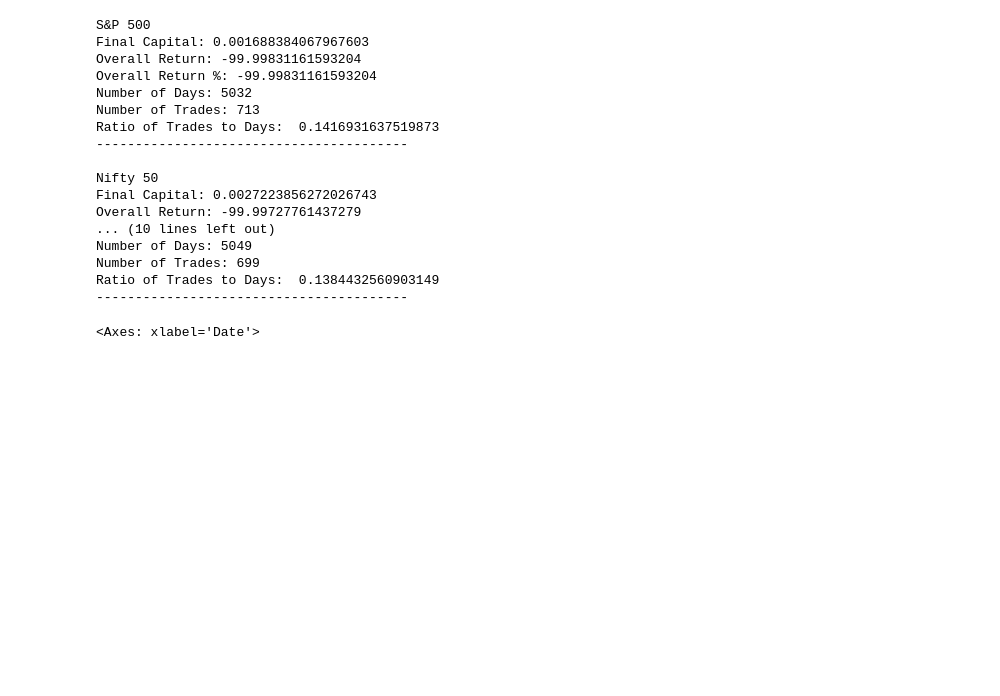
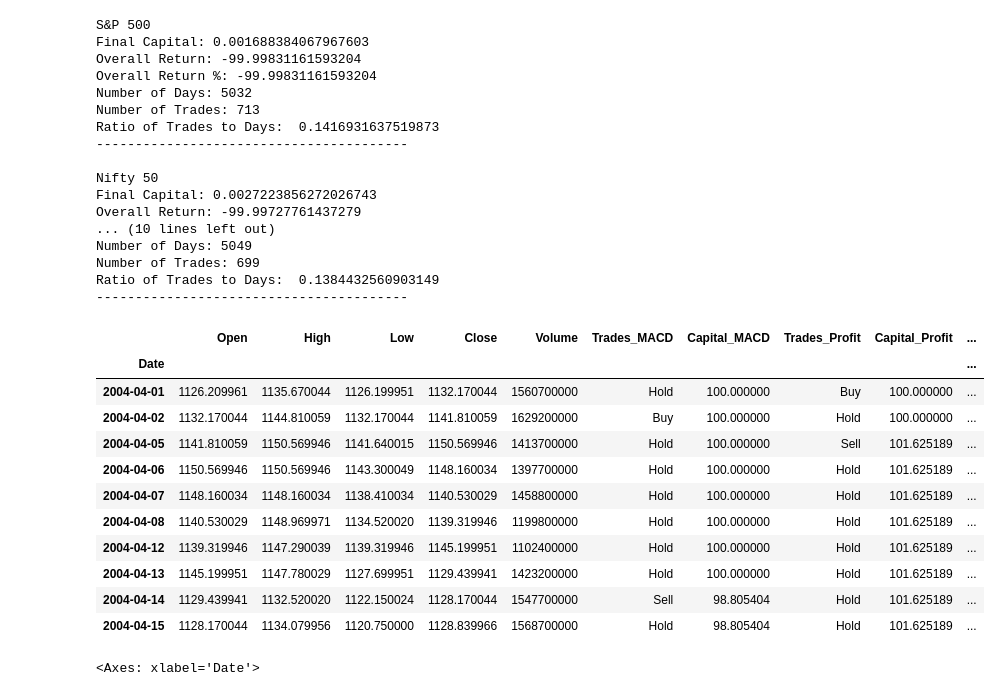
Before and after one commit to PhilipNJ/MScDissertationCode, a Jupyter notebook: Baseline_models.ipynb, the cells around one changed output. Drawn from its saved outputs; the diff is of its cells as text; code cells hidden in the pictures; blank space fills up the shorter version.

```diff
--- a/Baseline_models.ipynb
+++ b/Baseline_models.ipynb
@@ -261,6 +309,21 @@ Number of Days: 5049
 Number of Trades: 699
 Ratio of Trades to Days:  0.1384432560903149
 ----------------------------------------
+# %%
+df_sp.head(10)
+# %% [output]
+|  | Open | High | Low | Close | Volume | Trades_MACD | Capital_MACD | Trades_Profit | Capital_Profit | ... |
+| Date |  |  |  |  |  |  |  |  |  | ... |
+| 2004-04-01 | 1126.209961 | 1135.670044 | 1126.199951 | 1132.170044 | 1560700000 | Hold | 100.000000 | Buy | 100.000000 | ... |
+| 2004-04-02 | 1132.170044 | 1144.810059 | 1132.170044 | 1141.810059 | 1629200000 | Buy | 100.000000 | Hold | 100.000000 | ... |
+| 2004-04-05 | 1141.810059 | 1150.569946 | 1141.640015 | 1150.569946 | 1413700000 | Hold | 100.000000 | Sell | 101.625189 | ... |
+| 2004-04-06 | 1150.569946 | 1150.569946 | 1143.300049 | 1148.160034 | 1397700000 | Hold | 100.000000 | Hold | 101.625189 | ... |
+| 2004-04-07 | 1148.160034 | 1148.160034 | 1138.410034 | 1140.530029 | 1458800000 | Hold | 100.000000 | Hold | 101.625189 | ... |
+| 2004-04-08 | 1140.530029 | 1148.969971 | 1134.520020 | 1139.319946 | 1199800000 | Hold | 100.000000 | Hold | 101.625189 | ... |
+| 2004-04-12 | 1139.319946 | 1147.290039 | 1139.319946 | 1145.199951 | 1102400000 | Hold | 100.000000 | Hold | 101.625189 | ... |
+| 2004-04-13 | 1145.199951 | 1147.780029 | 1127.699951 | 1129.439941 | 1423200000 | Hold | 100.000000 | Hold | 101.625189 | ... |
+| 2004-04-14 | 1129.439941 | 1132.520020 | 1122.150024 | 1128.170044 | 1547700000 | Sell | 98.805404 | Hold | 101.625189 | ... |
+| 2004-04-15 | 1128.170044 | 1134.079956 | 1120.750000 | 1128.839966 | 1568700000 | Hold | 98.805404 | Hold | 101.625189 | ... |
 # %%
 df_sp[['Capital_MACD', 'Capital_Loss']].plot(figsize=(14, 7))
 # %% [output]
```
Also changed, not shown: parts of 9 cells of this notebook, 3 other files.
